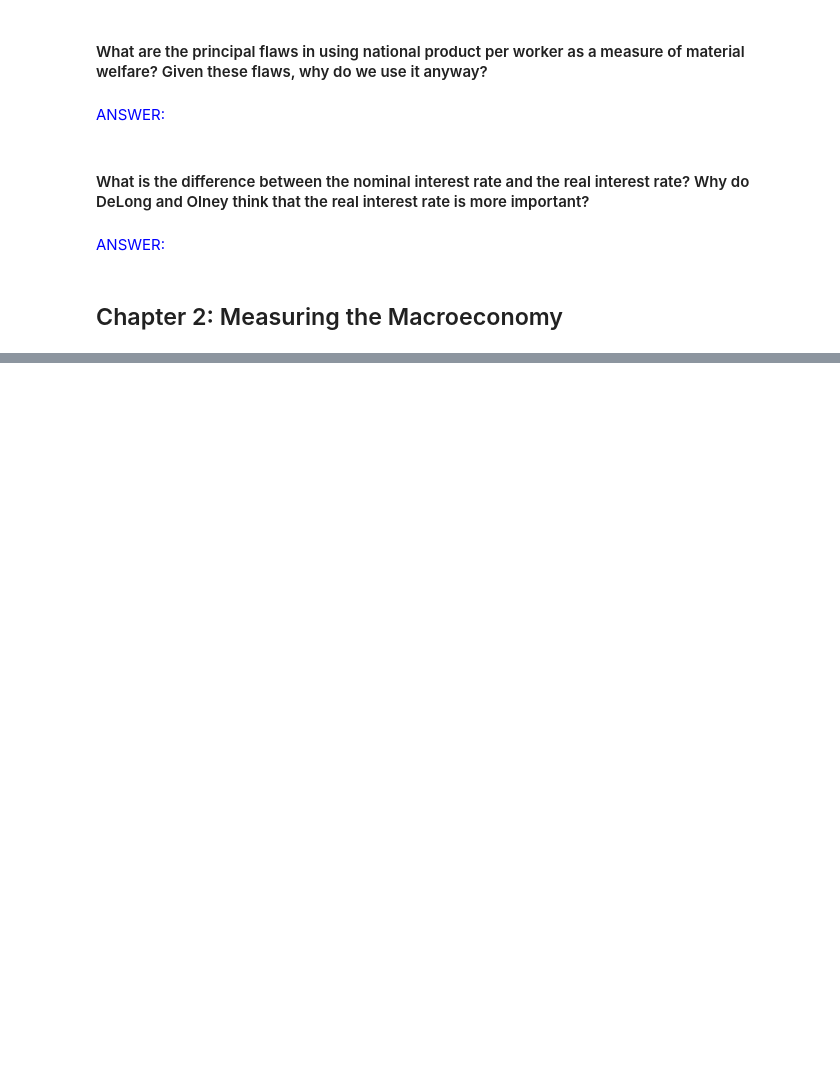
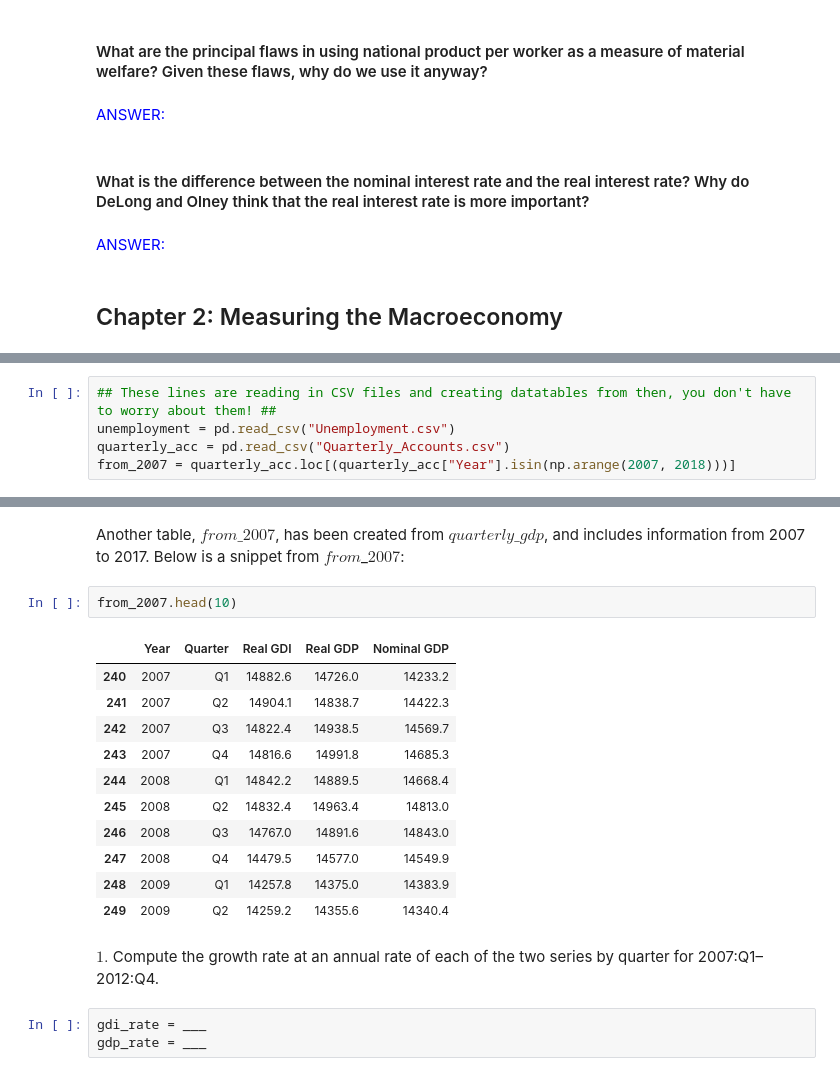
Before and after one commit to ds-modules/ECON-101B, a Jupyter notebook: Problem Set 1/Problem Set 1.ipynb, the cells around one changed output, grey strips where cells are left out. Drawn from its saved outputs; the diff is of its cells as text; blank space fills up the shorter version.

Commit message:
Problem Set 1 first draft, finished data tables

```diff
--- a/Problem Set 1/Problem Set 1.ipynb
+++ b/Problem Set 1/Problem Set 1.ipynb
@@ -197,0 +241,5 @@ ANSWER:
+# %%
+## These lines are reading in CSV files and creating datatables from then, you don't have to worry about them! ##
+unemployment = pd.read_csv("Unemployment.csv")
+quarterly_acc = pd.read_csv("Quarterly_Accounts.csv")
+from_2007 = quarterly_acc.loc[(quarterly_acc["Year"].isin(np.arange(2007, 2018)))]
@@ -197,0 +252,23 @@ ANSWER:
+# %% [markdown]
+Another table, $from\_2007$, has been created from $quarterly\_gdp$, and includes information from 2007 to 2017.
+Below is a snippet from $from$_$2007$:
+# %%
+from_2007.head(10)
+# %% [output]
+|  | Year | Quarter | Real GDI | Real GDP | Nominal GDP |
+| 240 | 2007 | Q1 | 14882.6 | 14726.0 | 14233.2 |
+| 241 | 2007 | Q2 | 14904.1 | 14838.7 | 14422.3 |
+| 242 | 2007 | Q3 | 14822.4 | 14938.5 | 14569.7 |
+| 243 | 2007 | Q4 | 14816.6 | 14991.8 | 14685.3 |
+| 244 | 2008 | Q1 | 14842.2 | 14889.5 | 14668.4 |
+| 245 | 2008 | Q2 | 14832.4 | 14963.4 | 14813.0 |
+| 246 | 2008 | Q3 | 14767.0 | 14891.6 | 14843.0 |
+| 247 | 2008 | Q4 | 14479.5 | 14577.0 | 14549.9 |
+| 248 | 2009 | Q1 | 14257.8 | 14375.0 | 14383.9 |
+| 249 | 2009 | Q2 | 14259.2 | 14355.6 | 14340.4 |
+# %% [markdown]
+$1.$ Compute the growth rate at an annual rate of each of the two series by quarter for
+2007:Q1–2012:Q4.
+# %%
+gdi_rate = ___
+gdp_rate = ___
```
Also changed, not shown: parts of 118 cells of this notebook, 4 other files.
